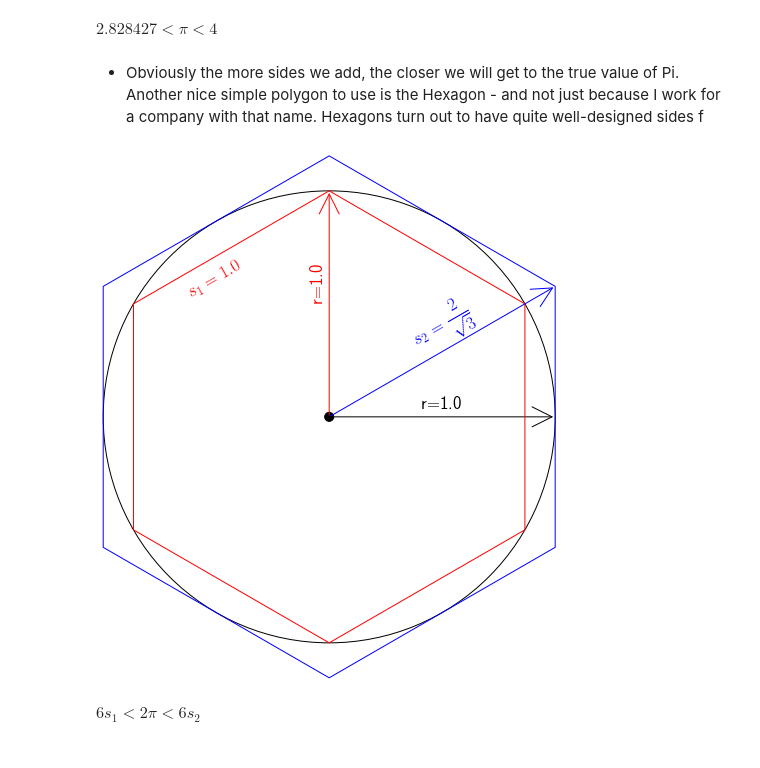
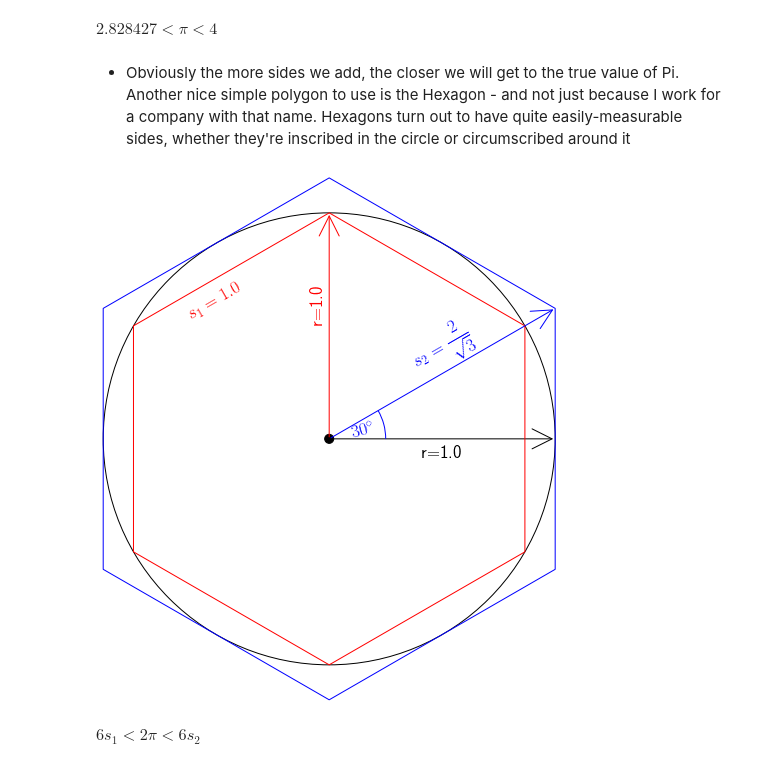
Before and after one commit to davidfraser/pi-spigot, a Jupyter notebook: talk-notes.ipynb, the cells around one changed output. Drawn from its saved outputs; the diff is of its cells as text; code cells hidden in the pictures.

```diff
--- a/talk-notes.ipynb
+++ b/talk-notes.ipynb
@@ -70,25 +75,27 @@ $\displaystyle 4 s_{1} < 2 \pi < 4 s_{2}$
 $\displaystyle 2 \sqrt{2} < \pi < 4$
 $\displaystyle 2.828427 < \pi < 4$
 # %% [markdown]
-* Obviously the more sides we add, the closer we will get to the true value of Pi. Another nice simple polygon to use is the Hexagon - and not just because I work for a company with that name. Hexagons turn out to have quite well-designed sides f
+* Obviously the more sides we add, the closer we will get to the true value of Pi. Another nice simple polygon to use is the Hexagon - and not just because I work for a company with that name. Hexagons turn out to have quite easily-measurable sides, whether they're inscribed in the circle or circumscribed around it
 # %%
 fig, ax = setup_plot()
 add = lambda artist: ax.add_artist(artist)
 
 base_circle(ax)
 
 inscribed_hexagon = add(RegularPolygon((0,0), 6, 1.0, fill=False, clip_on=False, color='r'))
 inscribed_radius = add(FancyArrowPatch((0, 0), (0, 1), clip_on=False, color='r', mutation_scale=50, arrowstyle='->'))
 inscribed_radius_label = plt.text(-0.05, 0.5, "r=1.0", color='r', rotation=90, **std_kwargs.text)
 inscribed_side_label = plt.text(-0.5, 0.5, r"$$s_{1}=1.0$$", color='r', rotation=30, **std_kwargs.text)
 
 circumscribed_hexagon = add(RegularPolygon((0,0), 6, 2/sqrt(3), fill=False, clip_on=False, color='b'))
 circumscribed_radius = add(FancyArrowPatch((0.0, 0.0), (1.0, 1/sqrt(3)), clip_on=False, color='b', arrowstyle='->', mutation_scale=50))
 circumscribed_radius_label = plt.text(0.5, 0.25, r"$$s_{2}=\frac{2}{\sqrt{3}}$$", color='b', rotation=30, **std_kwargs.text)
+circumscribed_angle = add(Arc((0.0, 0.0), 0.5, 0.5, 0, 0, 30, color='b'))
+circumscribed_angle_label = plt.text(0.15, -0.01, r"$$30^{\circ}$$", rotation=30/2, color='b', **std_kwargs.text)
 
 plt.show()
 # %% [output]
-[figure, old version]
+[figure, new version]
 # %%
 display(Math(r"6 s_{1} < 2 \pi < 6 s_{2}"))
 display(Math(r"3 < \pi < 2\sqrt{3}"))
```
Also changed, not shown: parts of 25 cells of this notebook.
